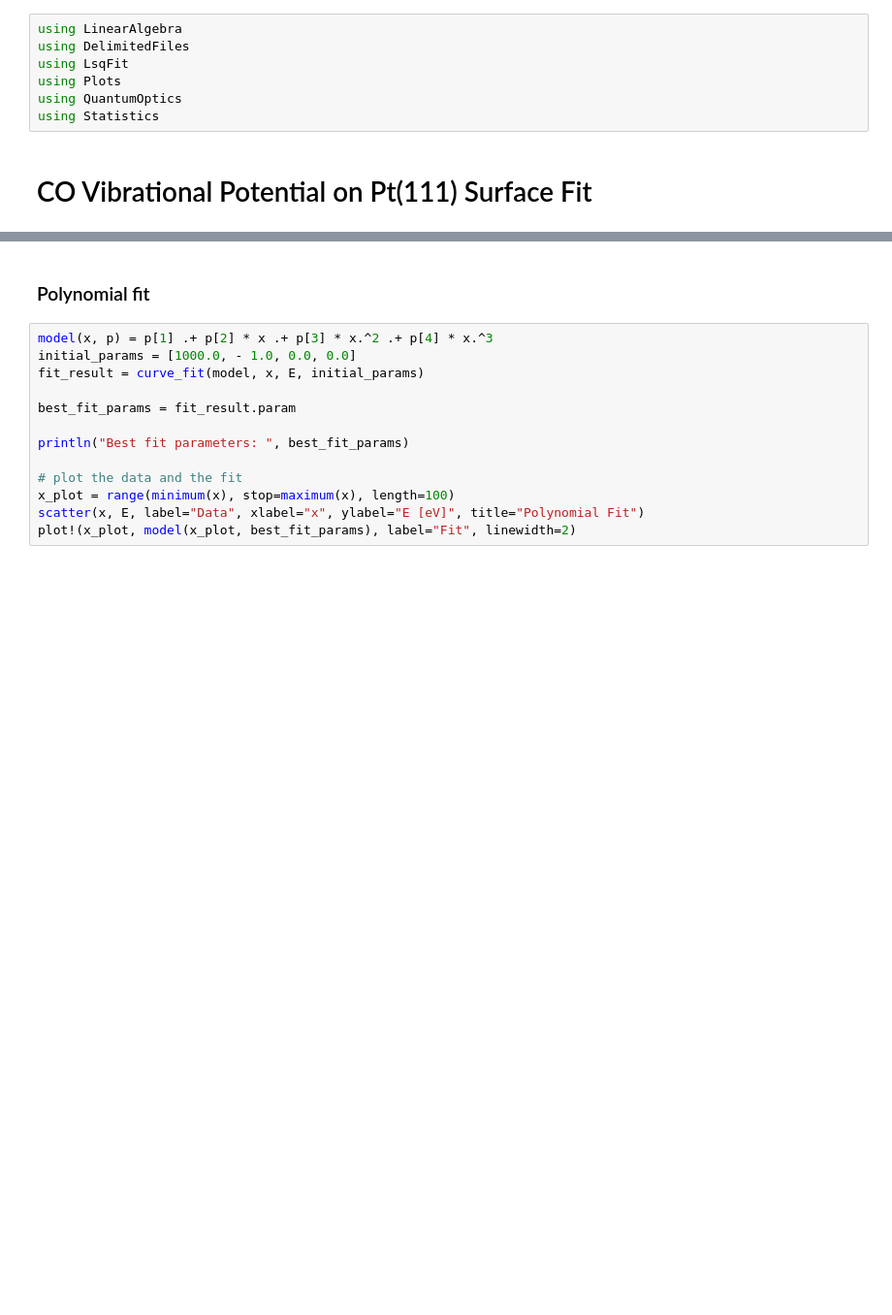
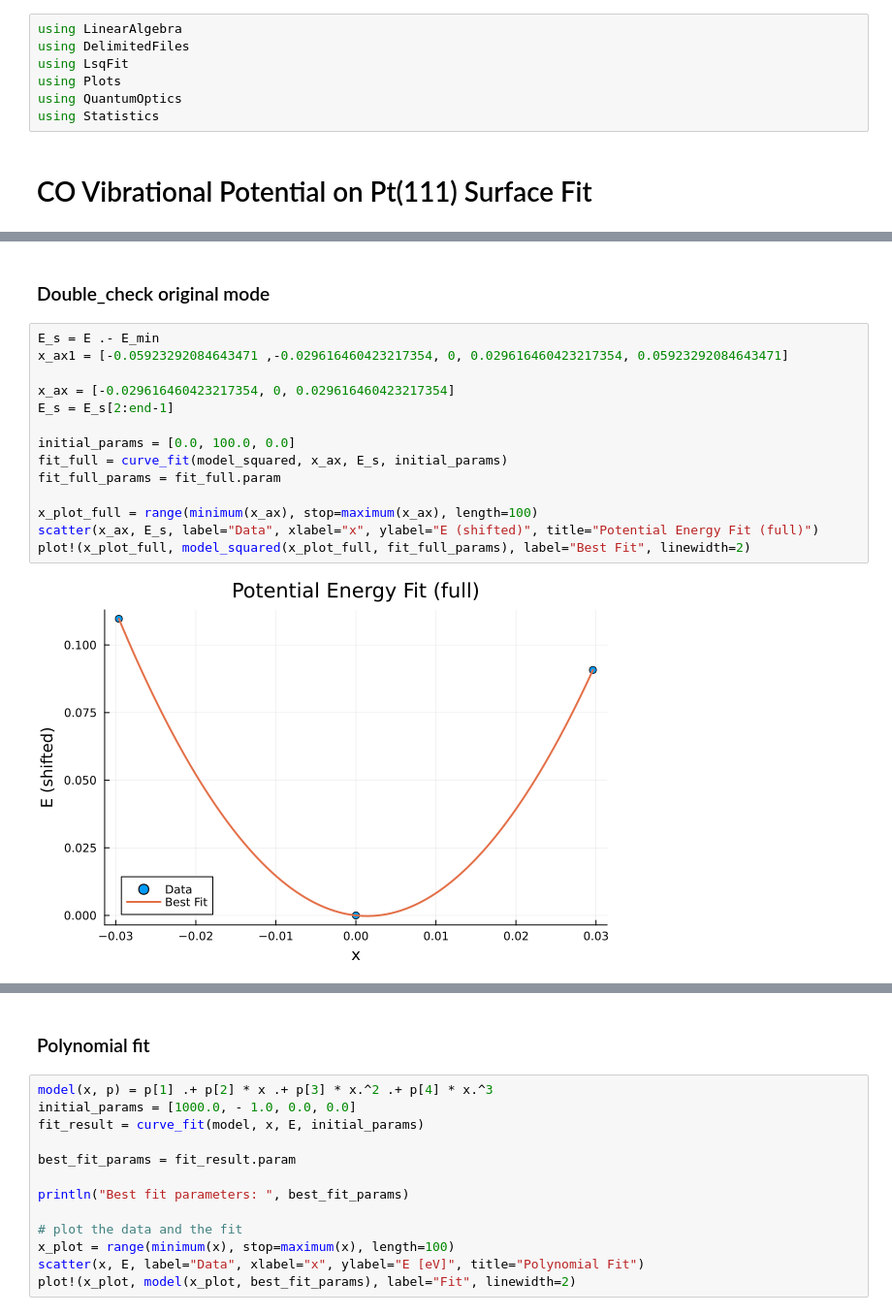
Before and after one commit to framere/SideProj, a Jupyter notebook: julia_test.ipynb, the cells around one changed output, grey strips where cells are left out. Shown: that part at 97% size. Drawn from its saved outputs; the diff is of its cells as text; blank space fills up the shorter version.

```diff
--- a/julia_test.ipynb
+++ b/julia_test.ipynb
@@ -40,0 +64,18 @@ Best fit parameters: [1.2431810198771838e-14, 114.27028459867618]
+# %% [markdown]
+### Double_check original mode
+# %%
+E_s = E .- E_min
+x_ax1 = [-0.05923292084643471 ,-0.029616460423217354, 0, 0.029616460423217354, 0.05923292084643471]
+
+x_ax = [-0.029616460423217354, 0, 0.029616460423217354]
+E_s = E_s[2:end-1]
+
+initial_params = [0.0, 100.0, 0.0]
+fit_full = curve_fit(model_squared, x_ax, E_s, initial_params)
+fit_full_params = fit_full.param
+
+x_plot_full = range(minimum(x_ax), stop=maximum(x_ax), length=100)
+scatter(x_ax, E_s, label="Data", xlabel="x", ylabel="E (shifted)", title="Potential Energy Fit (full)")
+plot!(x_plot_full, model_squared(x_plot_full, fit_full_params), label="Best Fit", linewidth=2)
+# %% [output]
+[figure, added]
```
Also changed, not shown: parts of 13 cells of this notebook, 1 other file.
